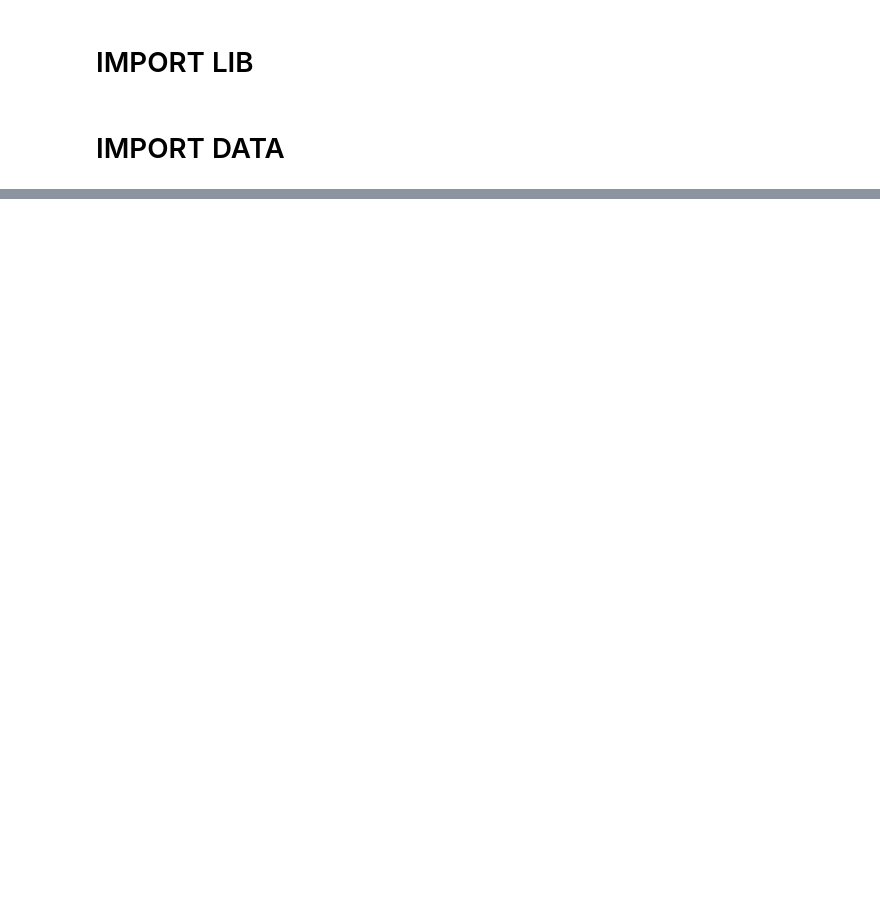
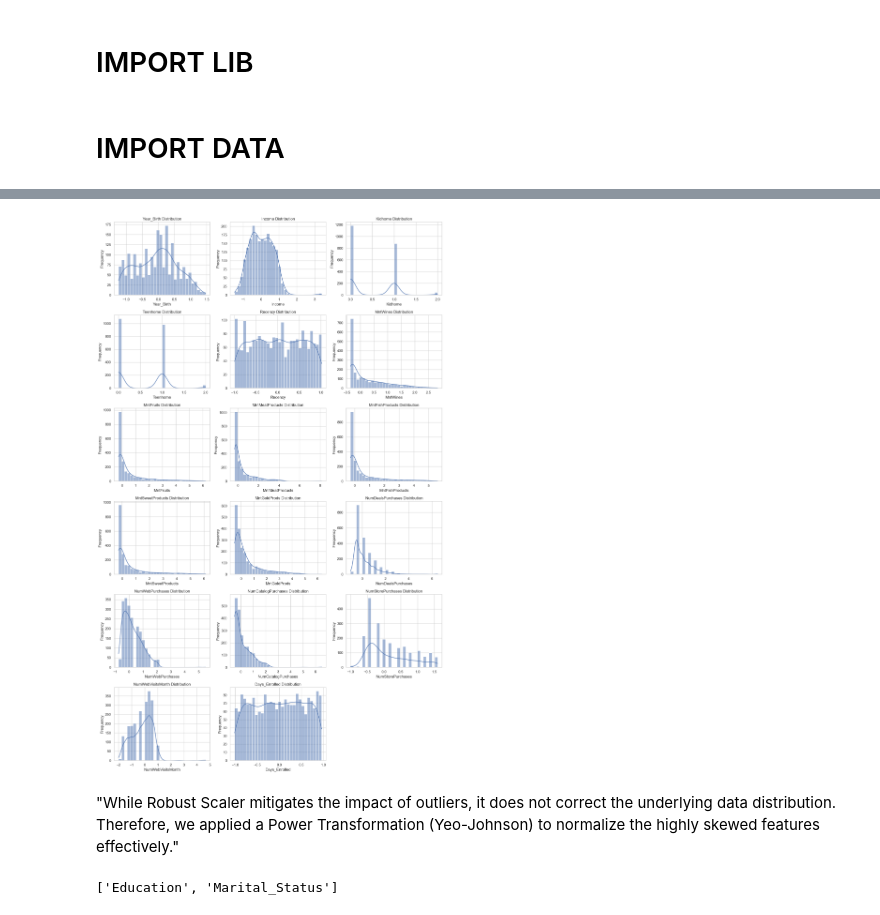
Before and after one commit to Eddythemachine/coursera_unsupervised_learning, a Jupyter notebook: notebook/kmeans_practice.ipynb, the cells around one changed output, grey strips where cells are left out. Cells and saved outputs as stored; diff of their text form; code cells hidden in the pictures; blank space fills up the shorter version.

```diff
--- a/notebook/kmeans_practice.ipynb
+++ b/notebook/kmeans_practice.ipynb
@@ -16,0 +530,17 @@ FileNotFoundError: [Errno 2] No such file or directory: '../input/customer-perso
+# %%
+# Columns to exclude from scaling
+bin_cols = [
+    'AcceptedCmp3',
+    'AcceptedCmp4',
+    'AcceptedCmp5',
+    'AcceptedCmp1',
+    'AcceptedCmp2',
+    'Complain',
+    'Response'
+]
+
+# Remove excluded columns
+num_col = [col for col in num_col if col not in bin_cols]
+
+print(num_col)
+print(bin_cols)
@@ -16,0 +560,11 @@ FileNotFoundError: [Errno 2] No such file or directory: '../input/customer-perso
+# %%
+from sklearn.preprocessing import RobustScaler
+import pandas as pd
+
+scaler_robust = RobustScaler()
+
+df_test = df.copy()
+
+df_test[num_col] = scaler_robust.fit_transform(
+    df[num_col]
+)
@@ -16,0 +587,6 @@ FileNotFoundError: [Errno 2] No such file or directory: '../input/customer-perso
+# %%
+plot_hist_kde_grid(df_test, num_col, n_cols=3)
+# %% [output]
+[figure, added]
+# %% [markdown]
+"While Robust Scaler mitigates the impact of outliers, it does not correct the underlying data distribution. Therefore, we applied a Power Transformation (Yeo-Johnson) to normalize the highly skewed features effectively."
@@ -16,0 +633,4 @@ FileNotFoundError: [Errno 2] No such file or directory: '../input/customer-perso
+# %%
+cat_col
+# %% [output]
+['Education', 'Marital_Status']
```
Also changed, not shown: parts of 58 cells of this notebook, 4 other files.
